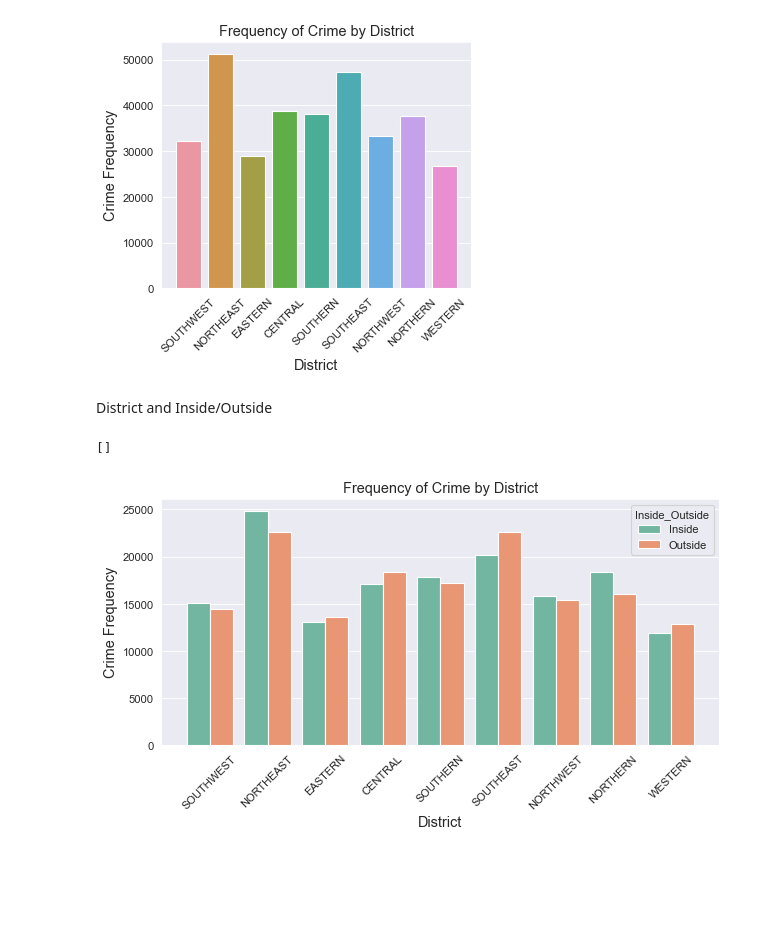
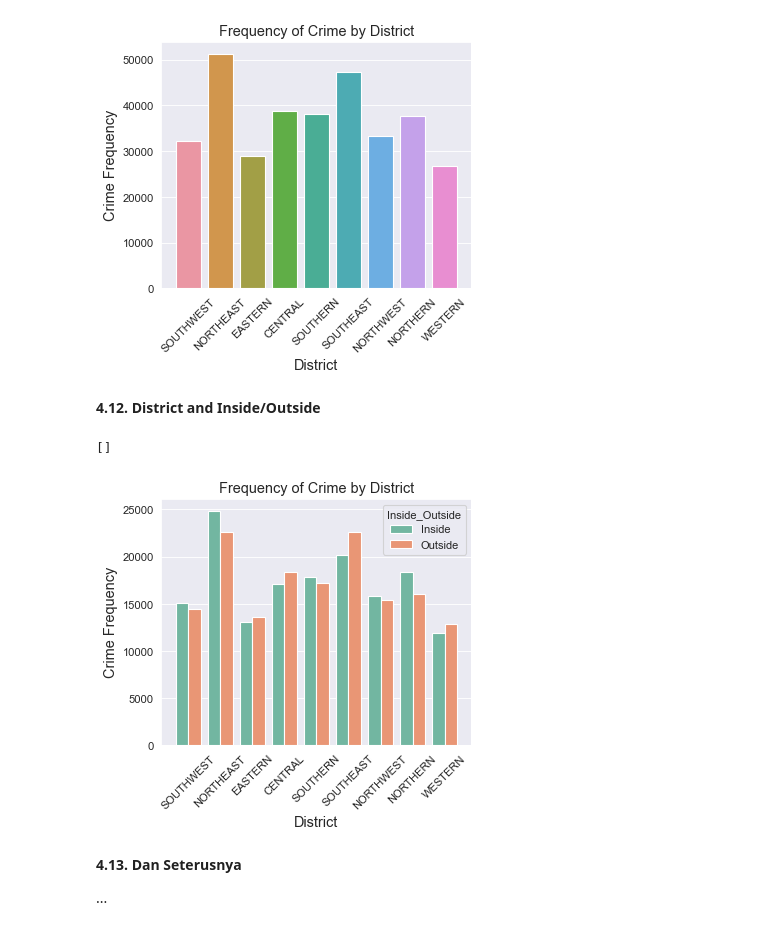
Before and after one commit to novay/crime-dbscan, a Jupyter notebook: 03-visualization.ipynb, the cells around one changed output. Drawn from its saved outputs; the diff is of its cells as text; code cells hidden in the pictures; blank space fills up the shorter version.

```diff
--- a/03-visualization.ipynb
+++ b/03-visualization.ipynb
@@ -296,16 +267,20 @@ plt.plot()
 []
 [figure]
 # %% [markdown]
-District and Inside/Outside
+**4.12. District and Inside/Outside**
 # %%
-plt.figure(figsize=(9,4), dpi=80)
+plt.figure(figsize=(5,4), dpi=80)
 
 plt.title('Frequency of Crime by District', fontsize=13)
 ax = sns.countplot(x = 'District', hue = 'Inside_Outside', data = df)
 plt.ylabel("Crime Frequency", fontsize=13)
 plt.xlabel('District', fontsize=13)
 plt.xticks(rotation = 45)
 plt.plot()
 # %% [output]
 []
-[figure, old version]
+[figure, new version]
+# %% [markdown]
+**4.13. Dan Seterusnya**
+
+...
```
Also changed, not shown: parts of 60 cells of this notebook.
